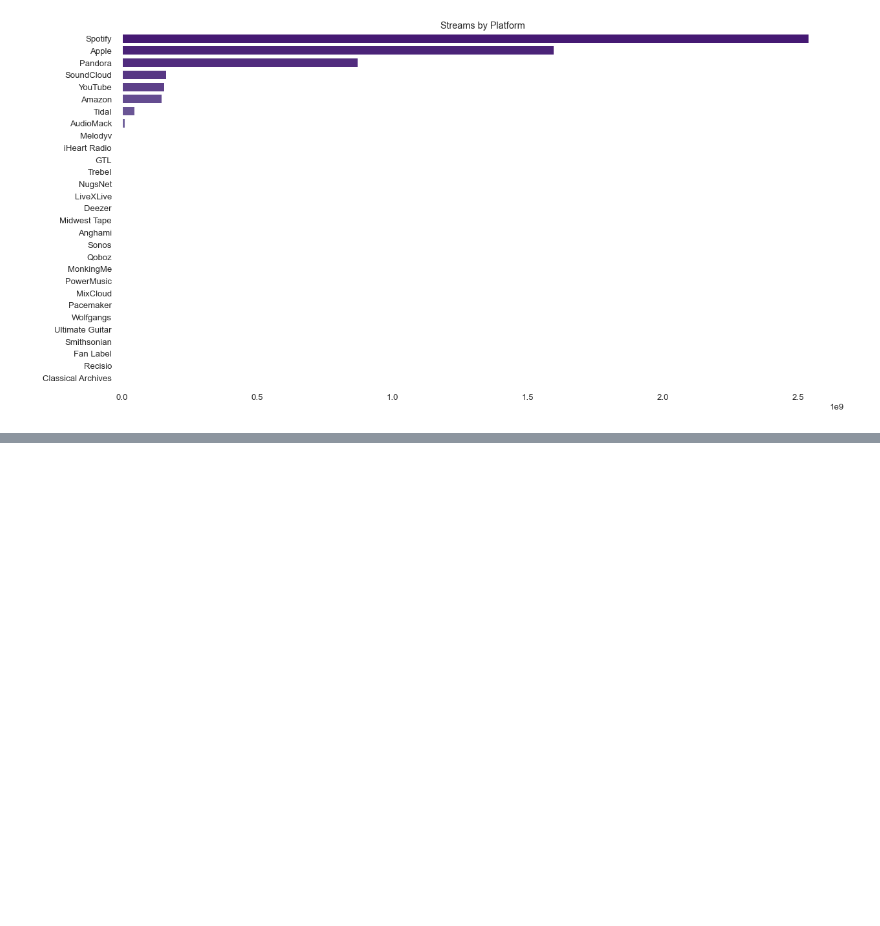
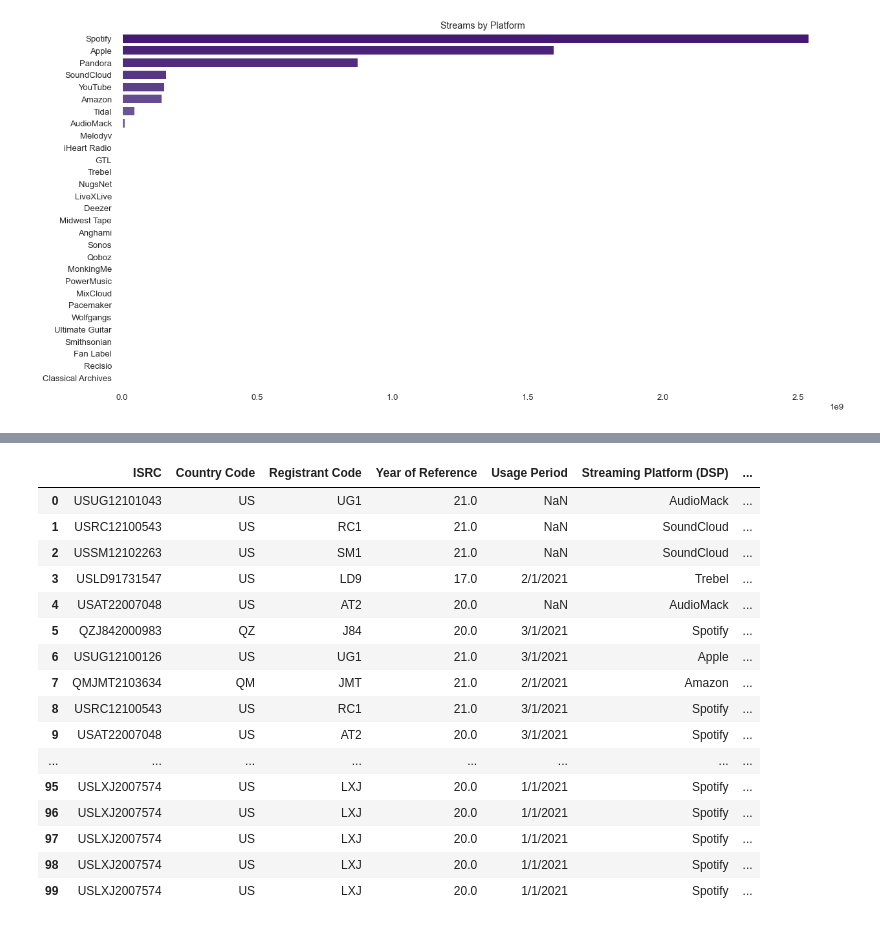
Before and after one commit to NSS-Data-Analytics-Cohort-6/mlc-project-pythons-on-a-plane, a Jupyter notebook: notebooks/mlc_streaming_data.ipynb, the cells around one changed output, grey strips where cells are left out. Drawn from its saved outputs; the diff is of its cells as text; code cells hidden in the pictures; blank space fills up the shorter version.

Commit message:
merge of mlc_data and genres_melt done

```diff
--- a/notebooks/mlc_streaming_data.ipynb
+++ b/notebooks/mlc_streaming_data.ipynb
@@ -267,0 +290,25 @@ plt.title('Streams by Platform');
+# %%
+# merge mlc_data and genres_melt
+# https://stackoverflow.com/questions/29761915/case-insensitive-pandas-dataframe-merge
+mlc_data['recording_artist_lower'] = mlc_data['Recording Artist'].str.lower()
+genres_melt['artist_lower'] = genres_melt['artist'].str.lower()
+mlc_and_genres = mlc_data.merge(genres_melt, left_on="recording_artist_lower", right_on="artist_lower", how="left")
+mlc_and_genres.head(100)
+# %% [output]
+|  | ISRC | Country Code | Registrant Code | Year of Reference | Usage Period | Streaming Platform (DSP) | ... |
+| 0 | USUG12101043 | US | UG1 | 21.0 | NaN | AudioMack | ... |
+| 1 | USRC12100543 | US | RC1 | 21.0 | NaN | SoundCloud | ... |
+| 2 | USSM12102263 | US | SM1 | 21.0 | NaN | SoundCloud | ... |
+| 3 | USLD91731547 | US | LD9 | 17.0 | 2/1/2021 | Trebel | ... |
+| 4 | USAT22007048 | US | AT2 | 20.0 | NaN | AudioMack | ... |
+| 5 | QZJ842000983 | QZ | J84 | 20.0 | 3/1/2021 | Spotify | ... |
+| 6 | USUG12100126 | US | UG1 | 21.0 | 3/1/2021 | Apple | ... |
+| 7 | QMJMT2103634 | QM | JMT | 21.0 | 2/1/2021 | Amazon | ... |
+| 8 | USRC12100543 | US | RC1 | 21.0 | 3/1/2021 | Spotify | ... |
+| 9 | USAT22007048 | US | AT2 | 20.0 | 3/1/2021 | Spotify | ... |
+| ... | ... | ... | ... | ... | ... | ... | ... |
+| 95 | USLXJ2007574 | US | LXJ | 20.0 | 1/1/2021 | Spotify | ... |
+| 96 | USLXJ2007574 | US | LXJ | 20.0 | 1/1/2021 | Spotify | ... |
+| 97 | USLXJ2007574 | US | LXJ | 20.0 | 1/1/2021 | Spotify | ... |
+| 98 | USLXJ2007574 | US | LXJ | 20.0 | 1/1/2021 | Spotify | ... |
+| 99 | USLXJ2007574 | US | LXJ | 20.0 | 1/1/2021 | Spotify | ... |
```
Also changed, not shown: parts of 2 cells of this notebook.
